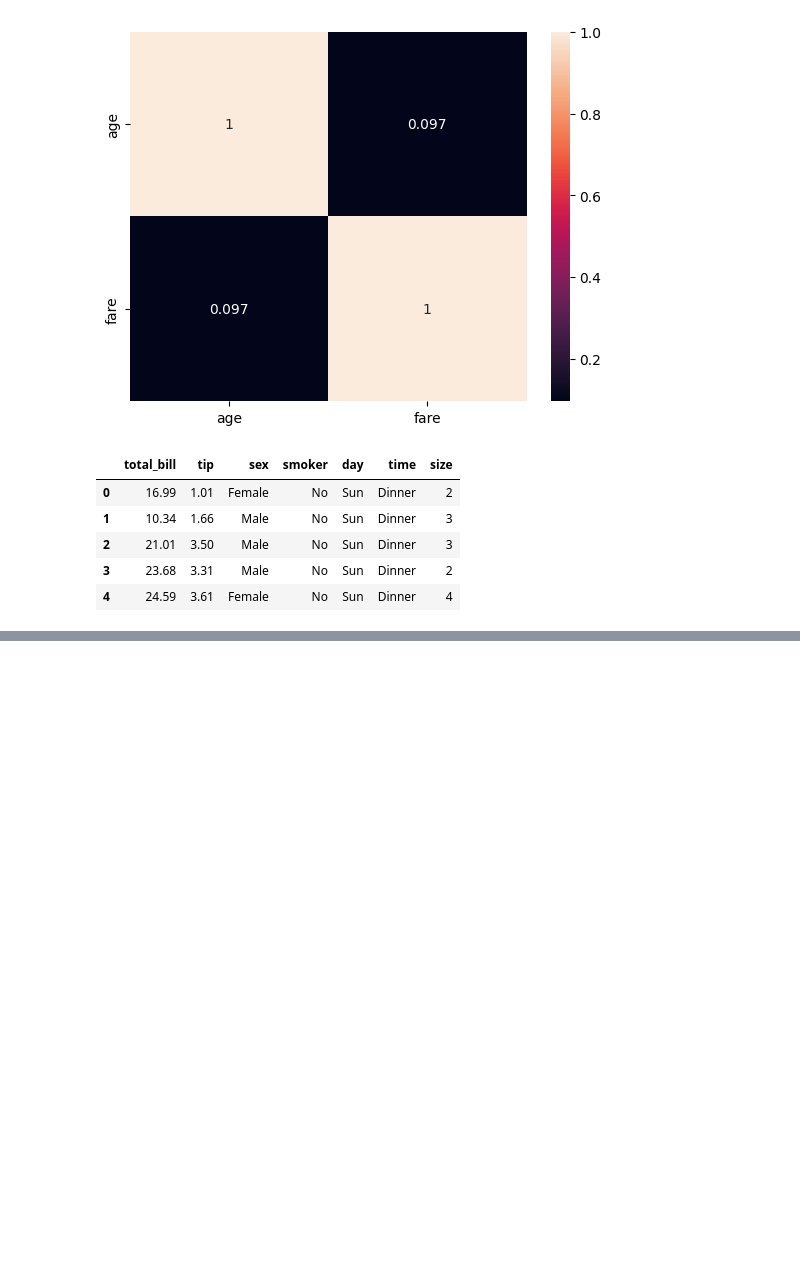
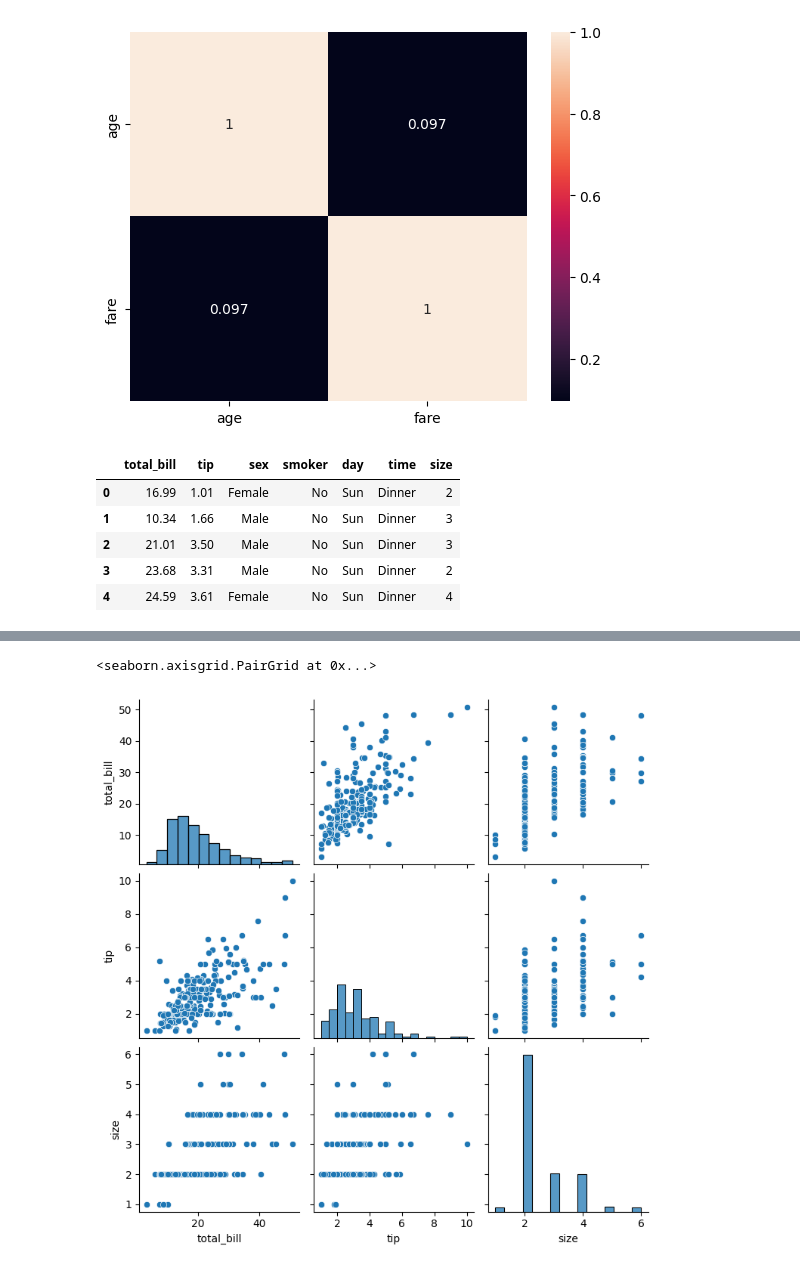
Before and after one commit to Saifullah785/statistics-for-data-science-journey, a Jupyter notebook: Lecture_07_Case_Study/Lecture_07_Case_Study.ipynb, the cells around one changed output, grey strips where cells are left out. Saved outputs shown, nothing was run; the diff lists cells and outputs as text; code cells hidden in the pictures; blank space fills up the shorter version.

```diff
--- a/Lecture_07_Case_Study/Lecture_07_Case_Study.ipynb
+++ b/Lecture_07_Case_Study/Lecture_07_Case_Study.ipynb
@@ -313,0 +323,5 @@ tips.head()
+# %%
+sns.pairplot(tips)
+# %% [output]
+<seaborn.axisgrid.PairGrid at 0x...>
+[figure, added]
```
Also changed, not shown: parts of 2 cells of this notebook.
